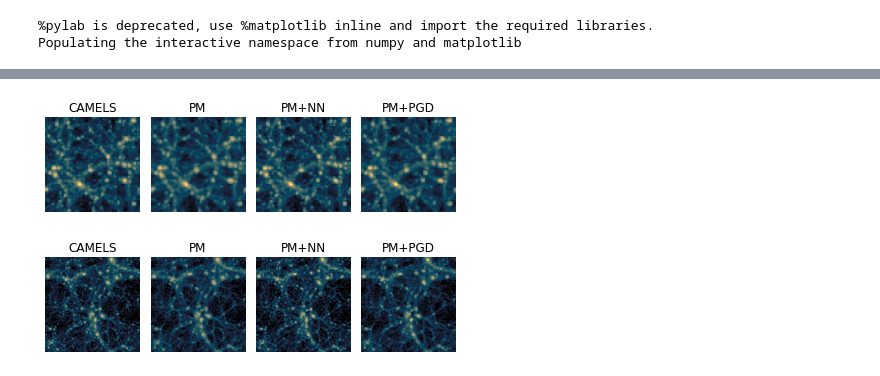
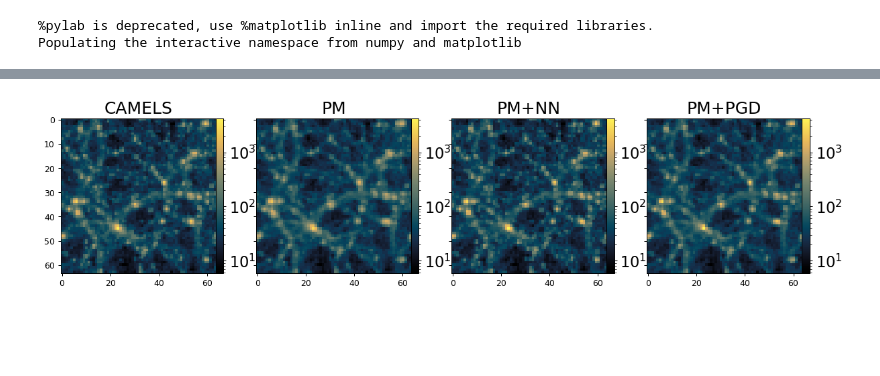
Before and after one commit to DifferentiableUniverseInitiative/jaxpm-paper, a Jupyter notebook: notebooks/NNvsPGD_CV_0.ipynb, the cells around one changed output, grey strips where cells are left out. Cells and saved outputs as stored; diff of their text form; code cells hidden in the pictures; blank space fills up the shorter version.

```diff
--- a/notebooks/NNvsPGD_CV_0.ipynb
+++ b/notebooks/NNvsPGD_CV_0.ipynb
@@ -112,7 +119,5 @@ k, pk_i = power_spectrum(
 # %%
 model = hk.without_apply_rng(hk.transform(lambda x,a : NeuralSplineFourierFilter(n_knots=16, latent_size=32)(x,a)))
-import pickle
-params = pickle.load( open( "correction_params/camels_25_64_CV_0_lambda1_01.params", "rb" ) )
 # %%
 def neural_nbody_ode(state, a, cosmo, params):
     """
@@ -183,2 +153,0 @@ k, cross_c = cross_correlation_coefficients(
-# %%
-params_pgd = pickle.load( open( "correction_params/camels_25_64_pkloss_PGD_CV_0.params", "rb" ) )
@@ -195,7 +215,7 @@ def PGD_kernel(kvec, kl, ks):
   v *= imask
   return v
 
-def pgd_correction(pos, params):
+def pgd_correction(pos, cosmo, params):
     """
     state is a tuple (position, velocities)
     """
@@ -271,23 +321,29 @@ plt.grid(True)
 im1=cic_paint(jnp.zeros(mesh_shape), poss[-1]).sum(axis=0)
 im2=cic_paint(jnp.zeros(mesh_shape), resi[0][-1]).sum(axis=0)
 im3=cic_paint(jnp.zeros(mesh_shape), res[0][-1]).sum(axis=0)
-im4=cic_paint(jnp.zeros(mesh_shape), resi[0][-1]+pgd_correction(resi[0][-1],params_pgd)).sum(axis=0)
+im4=cic_paint(jnp.zeros(mesh_shape), resi[0][-1]+pgd_correction(resi[0][-1],cosmo,params_pgd)).sum(axis=0)
 TI=['CAMELS','PM','PM+NN','PM+PGD']
 image_paths=[im1,im2,im3,im4]
 # %%
+norm=colors.LogNorm(vmax=cic_paint(jnp.zeros(mesh_shape), res[0][-1]).sum(axis=0).max(),
+                          vmin=cic_paint(jnp.zeros(mesh_shape), res[0][-1]).sum(axis=0).min())
+
 cmap = cmr.eclipse
-fig, axes = plt.subplots(nrows=1, ncols=4)
+ticks_size = 18
+f, axes = plt.subplots(1, 4, sharey=True, figsize=(16,5), dpi=90)
+
 for imp, ax, ci in zip(image_paths, axes.ravel(),TI):
-    norm=colors.LogNorm(vmax=cic_paint(jnp.zeros(mesh_shape), res[0][-1]).sum(axis=0).max(),
-                          vmin=cic_paint(jnp.zeros(mesh_shape), res[0][-1]).sum(axis=0).min())
     ax.imshow(imp, cmap=cmap, norm=norm)
-    ax.set_title(ci)
-    ax.axis('off')
-
+    ax.set_aspect('equal')
+    ax.set_title(ci, fontsize=20)
+    divider = make_axes_locatable(ax)
+    cax = divider.append_axes("right", size="5%", pad=0.)
+    cb = f.colorbar(ax.imshow(imp, cmap=cmap, norm=norm), cax=cax)
+    cb.ax.tick_params(labelsize=ticks_size)
 fig.tight_layout()
 #plt.savefig('../figures/cluster_3D_CV_0.pdf')
 # %% [output]
-[figure, old version]
+[figure, new version]
 # %%
 im1=cic_paint_2d(jnp.zeros([256,256]), poss[-1][...,:2]*4, weight=None)
 im2=cic_paint_2d(jnp.zeros([256,256]), resi[0][-1][...,:2]*4, weight=None)
@@ -296,16 +352,2 @@ im4=cic_paint_2d(jnp.zeros([256,256]), (resi[0][-1]+pgd_correction(resi[0][-1],p
 TI=['CAMELS','PM','PM+NN','PM+PGD']
 image_paths=[im1,im2,im3,im4]
-# %%
-cmap = cmr.eclipse
-fig, axes = plt.subplots(nrows=1, ncols=4)
-for imp, ax, ci in zip(image_paths, axes.ravel(),TI):
-    norm=colors.LogNorm(vmax=cic_paint_2d(jnp.zeros([128,128]), res[0][-1][...,:2]*4, weight=None).max(),
-                          vmin=cic_paint_2d(jnp.zeros([128,128]), res[0][-1][...,:2]*4, weight=None).min())
-    ax.imshow(imp, cmap=cmap, norm=norm)
-    ax.set_title(ci)
-    ax.axis('off')
-
-fig.tight_layout()
-#plt.savefig('../figures/cluster_2D_CV_0.pdf')
-# %% [output]
-[figure, removed]
```
Also changed, not shown: parts of 28 cells of this notebook.
